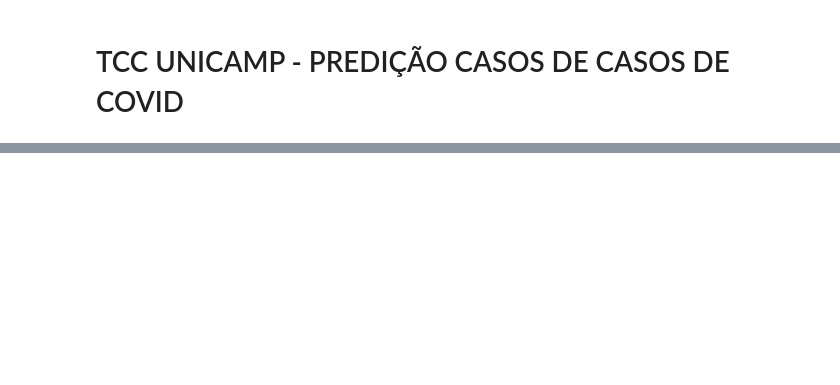
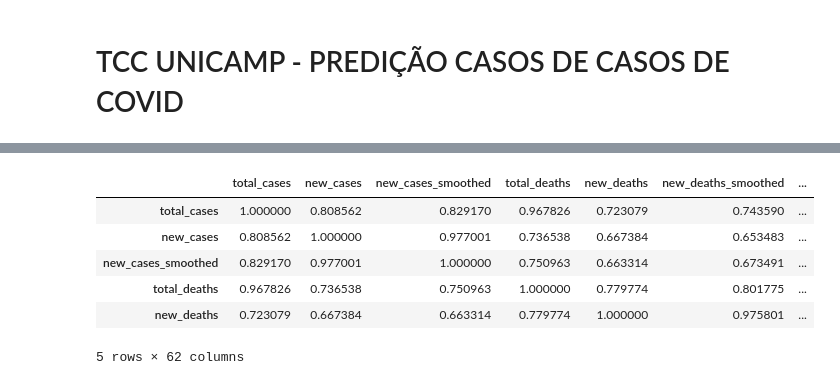
Before and after one commit to joanlima94/TCC-Unicamp, a Jupyter notebook: Notebook-Tcc.ipynb, the cells around one changed output, grey strips where cells are left out. Cells and saved outputs as stored; diff of their text form; code cells hidden in the pictures; blank space fills up the shorter version.

```diff
--- a/Notebook-Tcc.ipynb
+++ b/Notebook-Tcc.ipynb
@@ -15,0 +41,10 @@ covid_data.head()
+# %%
+correlation.head()
+# %% [output]
+|  | total_cases | new_cases | new_cases_smoothed | total_deaths | new_deaths | new_deaths_smoothed | ... |
+| total_cases | 1.000000 | 0.808562 | 0.829170 | 0.967826 | 0.723079 | 0.743590 | ... |
+| new_cases | 0.808562 | 1.000000 | 0.977001 | 0.736538 | 0.667384 | 0.653483 | ... |
+| new_cases_smoothed | 0.829170 | 0.977001 | 1.000000 | 0.750963 | 0.663314 | 0.673491 | ... |
+| total_deaths | 0.967826 | 0.736538 | 0.750963 | 1.000000 | 0.779774 | 0.801775 | ... |
+| new_deaths | 0.723079 | 0.667384 | 0.663314 | 0.779774 | 1.000000 | 0.975801 | ... |
+5 rows × 62 columns
```
Also changed, not shown: parts of 4 cells of this notebook, 2 other files.
